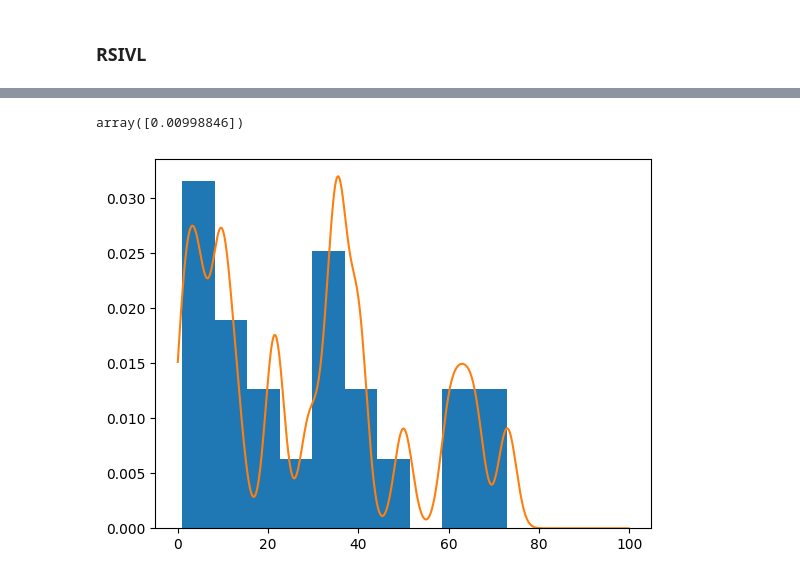
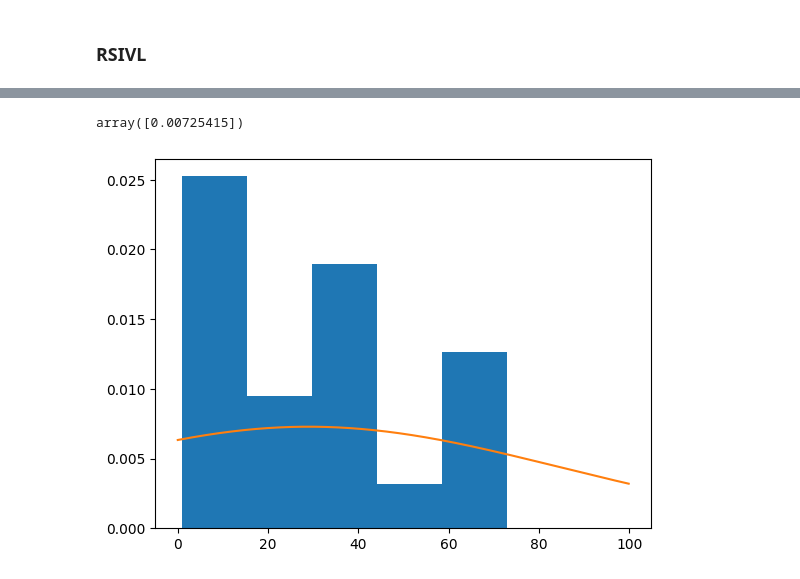
Before and after one commit to shenkev/segment-anything, a Jupyter notebook: analysis/logloss.ipynb, the cells around one changed output, grey strips where cells are left out. Drawn from its saved outputs; the diff is of its cells as text; code cells hidden in the pictures.

```diff
--- a/analysis/logloss.ipynb
+++ b/analysis/logloss.ipynb
@@ -435,10 +456,10 @@ print(continuous_logloss(regressor, label, ratings_matrix, bandwidth=50))
 # %%
-plt.hist(ratings_matrix[0], density=True, bins=10)
+plt.hist(ratings_matrix[0], density=True, bins=5)
 x = np.arange(0, 100, 0.1)
-kde = KernelDensity(kernel='gaussian', bandwidth=2).fit(np.expand_dims(ratings_matrix[0], 1))
+kde = KernelDensity(kernel='gaussian', bandwidth=50).fit(np.expand_dims(ratings_matrix[0], 1))
 plt.plot(x, np.exp(kde.score_samples(x.reshape(-1, 1))))
 np.exp(kde.score_samples(x_hat[0].reshape(-1, 1)))
 # kde.score_samples(x_hat[0].reshape(-1, 1))
 # %% [output]
-array([0.00998846])
+array([0.00725415])
-[figure, old version]
+[figure, new version]
```
Also changed, not shown: parts of 3 cells of this notebook.
